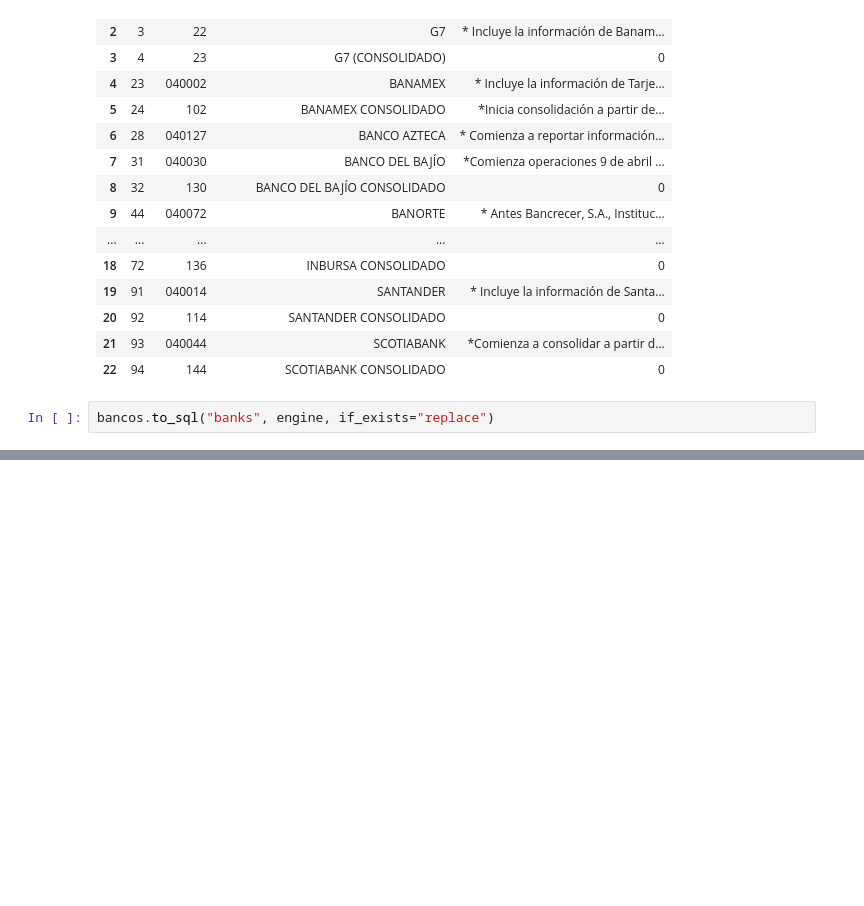
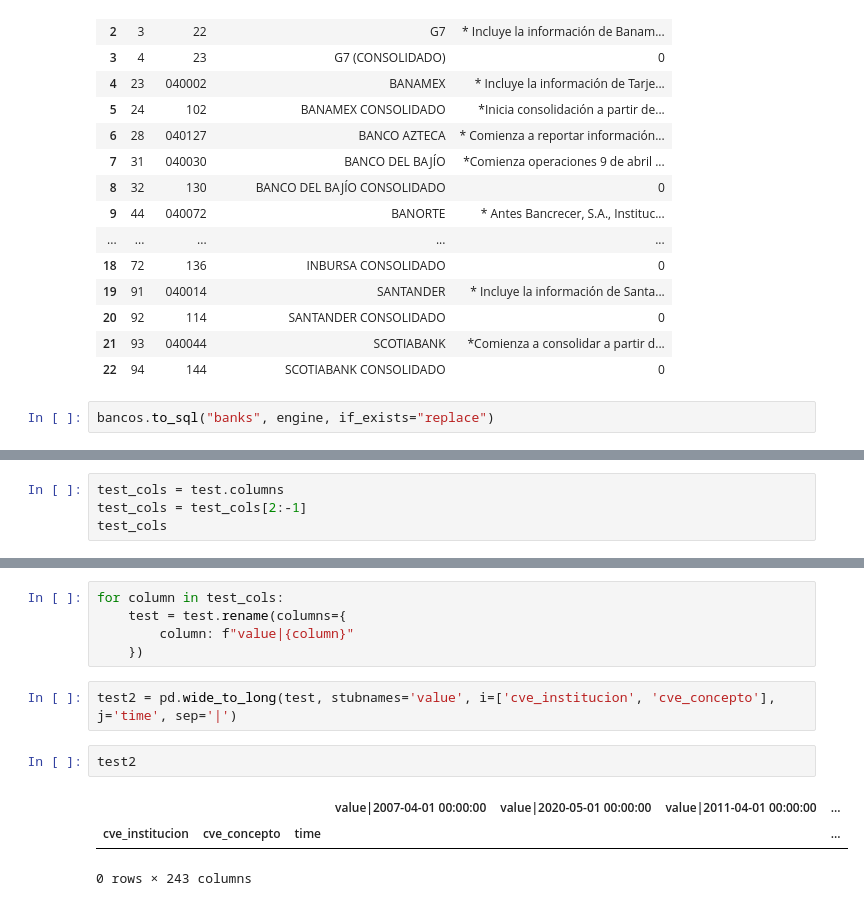
Before and after one commit to luislobo6/Sigma-final-project, a Jupyter notebook: Notebook-LMT.ipynb, the cells around one changed output, grey strips where cells are left out. Cells and saved outputs as stored; diff of their text form; blank space fills up the shorter version.

Commit message:
wide to long testing

```diff
--- a/Notebook-LMT.ipynb
+++ b/Notebook-LMT.ipynb
@@ -363,0 +385,4 @@ bancos.to_sql("banks", engine, if_exists="replace")
+# %%
+test_cols = test.columns
+test_cols = test_cols[2:-1]
+test_cols
@@ -363,0 +402,13 @@ bancos.to_sql("banks", engine, if_exists="replace")
+# %%
+for column in test_cols:
+    test = test.rename(columns={
+        column: f"value|{column}"
+    })
+# %%
+test2 = pd.wide_to_long(test, stubnames='value', i=['cve_institucion', 'cve_concepto'], j='time', sep='|')
+# %%
+test2
+# %% [output]
+|  |  |  | value|2007-04-01 00:00:00 | value|2020-05-01 00:00:00 | value|2011-04-01 00:00:00 | ... |
+| cve_institucion | cve_concepto | time |  |  |  | ... |
+0 rows × 243 columns
```
Also changed, not shown: parts of 3 cells of this notebook, 5 other files.
